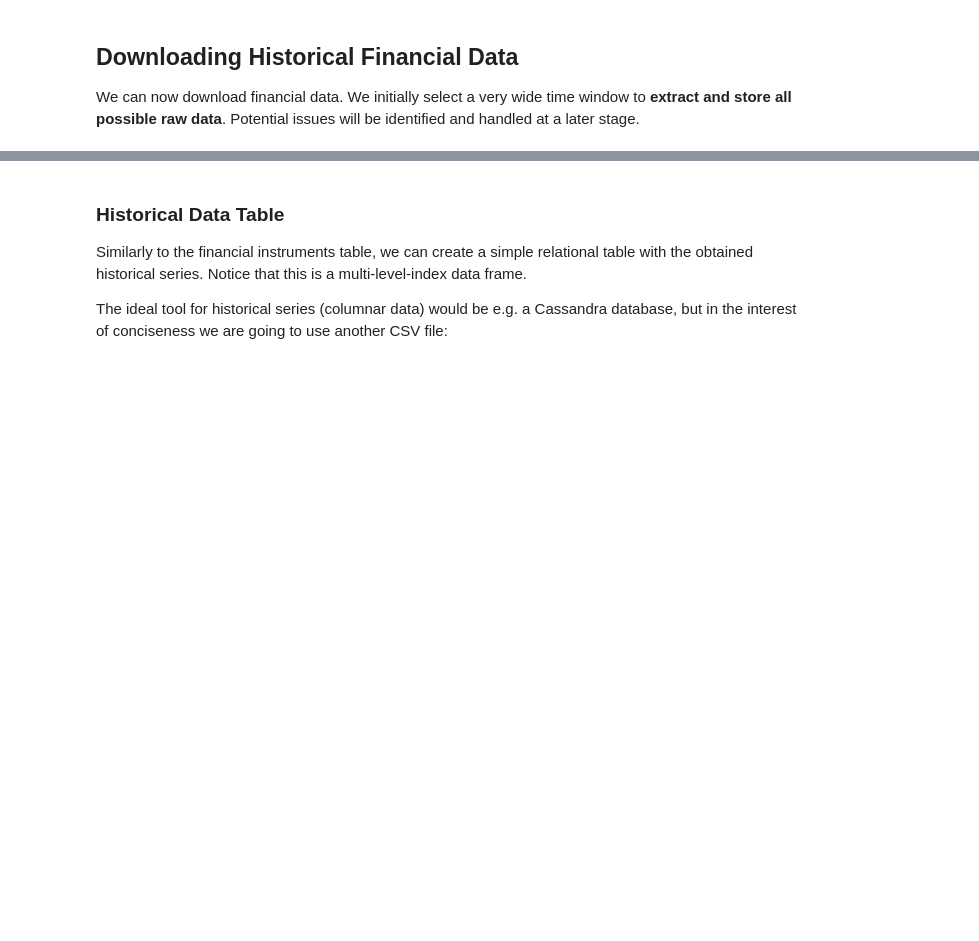
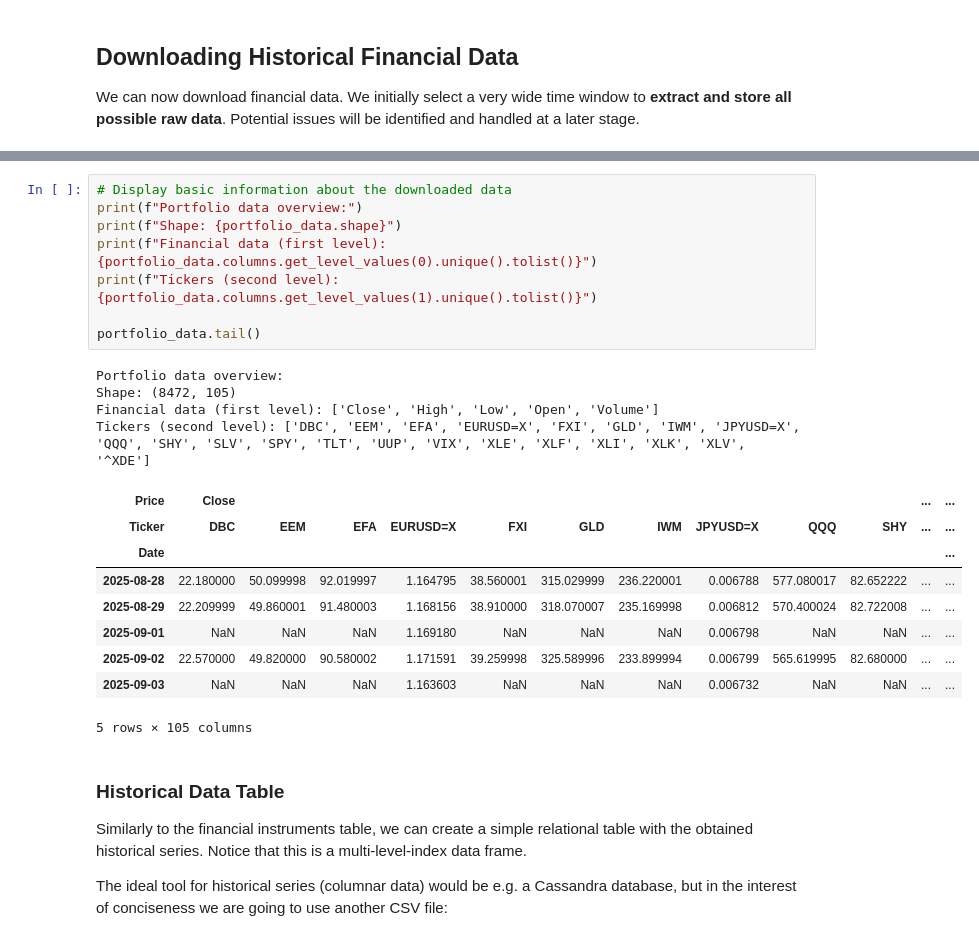
Before and after one commit to GabrieleDiCorato/finance-playground, a Jupyter notebook: notebooks/aida_homework1_etl.ipynb, the cells around one changed output, grey strips where cells are left out. Cells and saved outputs as stored; diff of their text form; blank space fills up the shorter version.

```diff
--- a/notebooks/aida_homework1_etl.ipynb
+++ b/notebooks/aida_homework1_etl.ipynb
@@ -220,3 +200,25 @@ Tickers (second level): ['DBC', 'EEM', 'EFA', 'GLD', 'IWM', 'QQQ', 'SHY', 'SLV',
+# %%
+# Display basic information about the downloaded data
+print(f"Portfolio data overview:")
+print(f"Shape: {portfolio_data.shape}")
+print(f"Financial data (first level): {portfolio_data.columns.get_level_values(0).unique().tolist()}")
+print(f"Tickers (second level): {portfolio_data.columns.get_level_values(1).unique().tolist()}")
+
+portfolio_data.tail()
+# %% [output]
+Portfolio data overview:
+Shape: (8472, 105)
+Financial data (first level): ['Close', 'High', 'Low', 'Open', 'Volume']
+Tickers (second level): ['DBC', 'EEM', 'EFA', 'EURUSD=X', 'FXI', 'GLD', 'IWM', 'JPYUSD=X', 'QQQ', 'SHY', 'SLV', 'SPY', 'TLT', 'UUP', 'VIX', 'XLE', 'XLF', 'XLI', 'XLK', 'XLV', '^XDE']
+| Price | Close |  |  |  |  |  |  |  |  |  | ... | ... |
+| Ticker | DBC | EEM | EFA | EURUSD=X | FXI | GLD | IWM | JPYUSD=X | QQQ | SHY | ... | ... |
+| Date |  |  |  |  |  |  |  |  |  |  |  | ... |
+| 2025-08-28 | 22.180000 | 50.099998 | 92.019997 | 1.164795 | 38.560001 | 315.029999 | 236.220001 | 0.006788 | 577.080017 | 82.652222 | ... | ... |
+| 2025-08-29 | 22.209999 | 49.860001 | 91.480003 | 1.168156 | 38.910000 | 318.070007 | 235.169998 | 0.006812 | 570.400024 | 82.722008 | ... | ... |
+| 2025-09-01 | NaN | NaN | NaN | 1.169180 | NaN | NaN | NaN | 0.006798 | NaN | NaN | ... | ... |
+| 2025-09-02 | 22.570000 | 49.820000 | 90.580002 | 1.171591 | 39.259998 | 325.589996 | 233.899994 | 0.006799 | 565.619995 | 82.680000 | ... | ... |
+| 2025-09-03 | NaN | NaN | NaN | 1.163603 | NaN | NaN | NaN | 0.006732 | NaN | NaN | ... | ... |
+5 rows × 105 columns
 # %% [markdown]
 ### Historical Data Table
 
```
Also changed, not shown: parts of 21 cells of this notebook.
